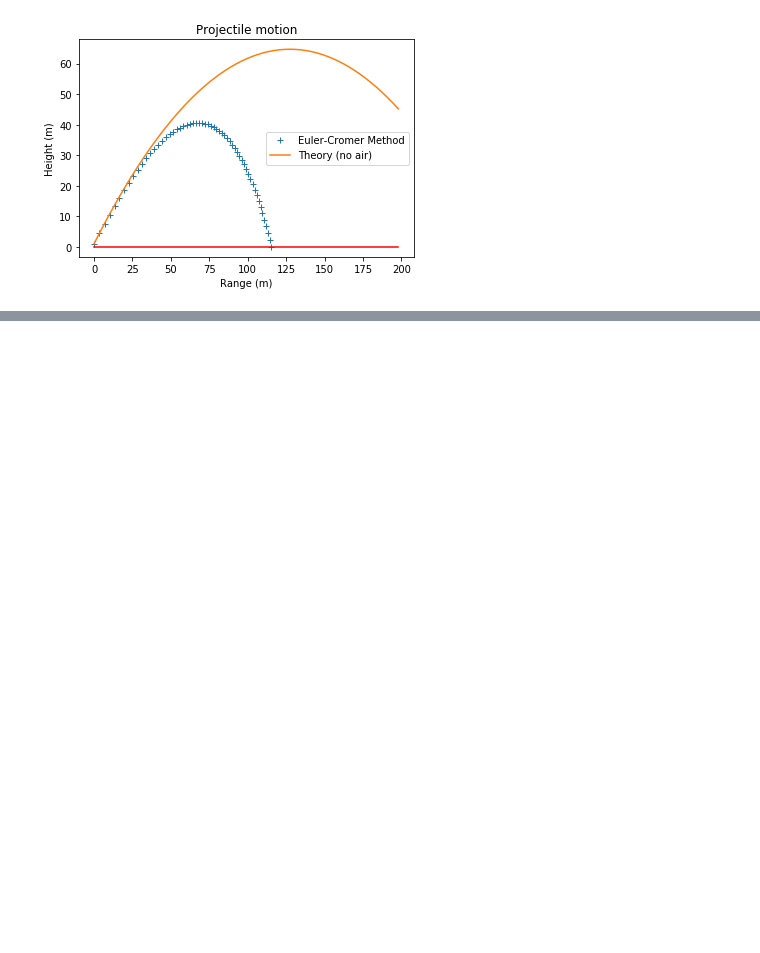
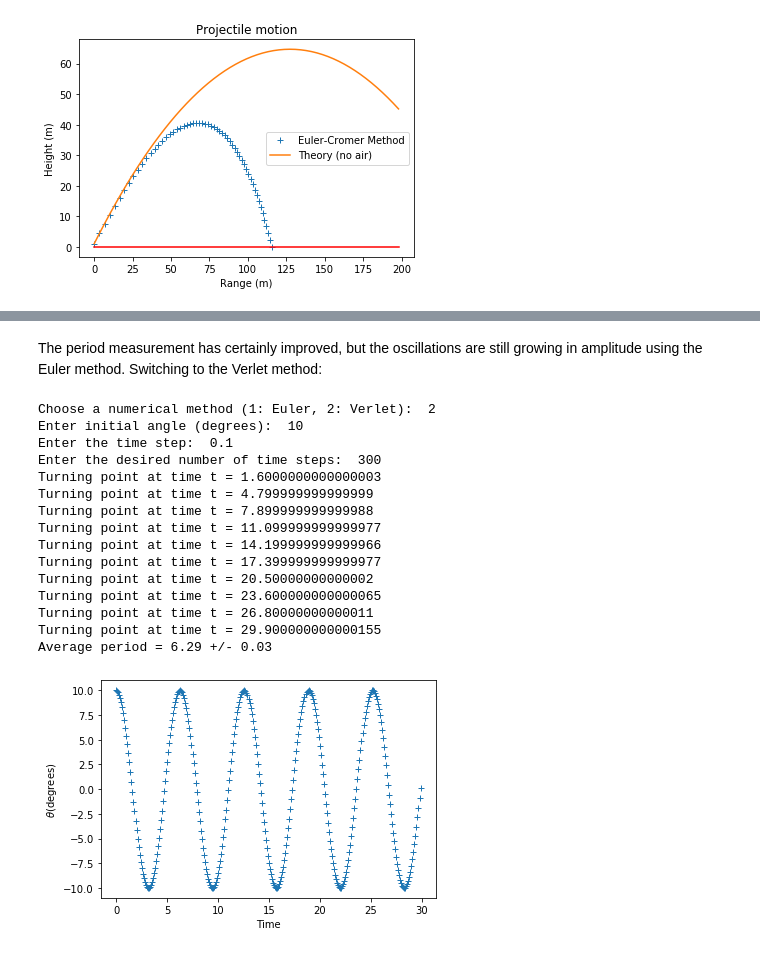
Before and after one commit to mattwilliams06/NumericalMethodsForPhysics, a Jupyter notebook: Ch2.ipynb, the cells around one changed output, grey strips where cells are left out. Saved outputs shown, nothing was run; the diff lists cells and outputs as text; code cells hidden in the pictures; blank space fills up the shorter version.

```diff
--- a/Ch2.ipynb
+++ b/Ch2.ipynb
@@ -372,0 +686,21 @@ $$ \frac{d^2\theta}{dt^2} = -\frac{g}{L}sin\theta $$
+# %% [markdown]
+The period measurement has certainly improved, but the oscillations are still growing in amplitude using the Euler method. Switching to the Verlet method:
+# %%
+pendul()
+# %% [output]
+Choose a numerical method (1: Euler, 2: Verlet):  2
+Enter initial angle (degrees):  10
+Enter the time step:  0.1
+Enter the desired number of time steps:  300
+Turning point at time t = 1.6000000000000003
+Turning point at time t = 4.799999999999999
+Turning point at time t = 7.899999999999988
+Turning point at time t = 11.099999999999977
+Turning point at time t = 14.199999999999966
+Turning point at time t = 17.399999999999977
+Turning point at time t = 20.50000000000002
+Turning point at time t = 23.600000000000065
+Turning point at time t = 26.80000000000011
+Turning point at time t = 29.900000000000155
+Average period = 6.29 +/- 0.03
+[figure, added]
```
Also changed, not shown: parts of 14 cells of this notebook.
